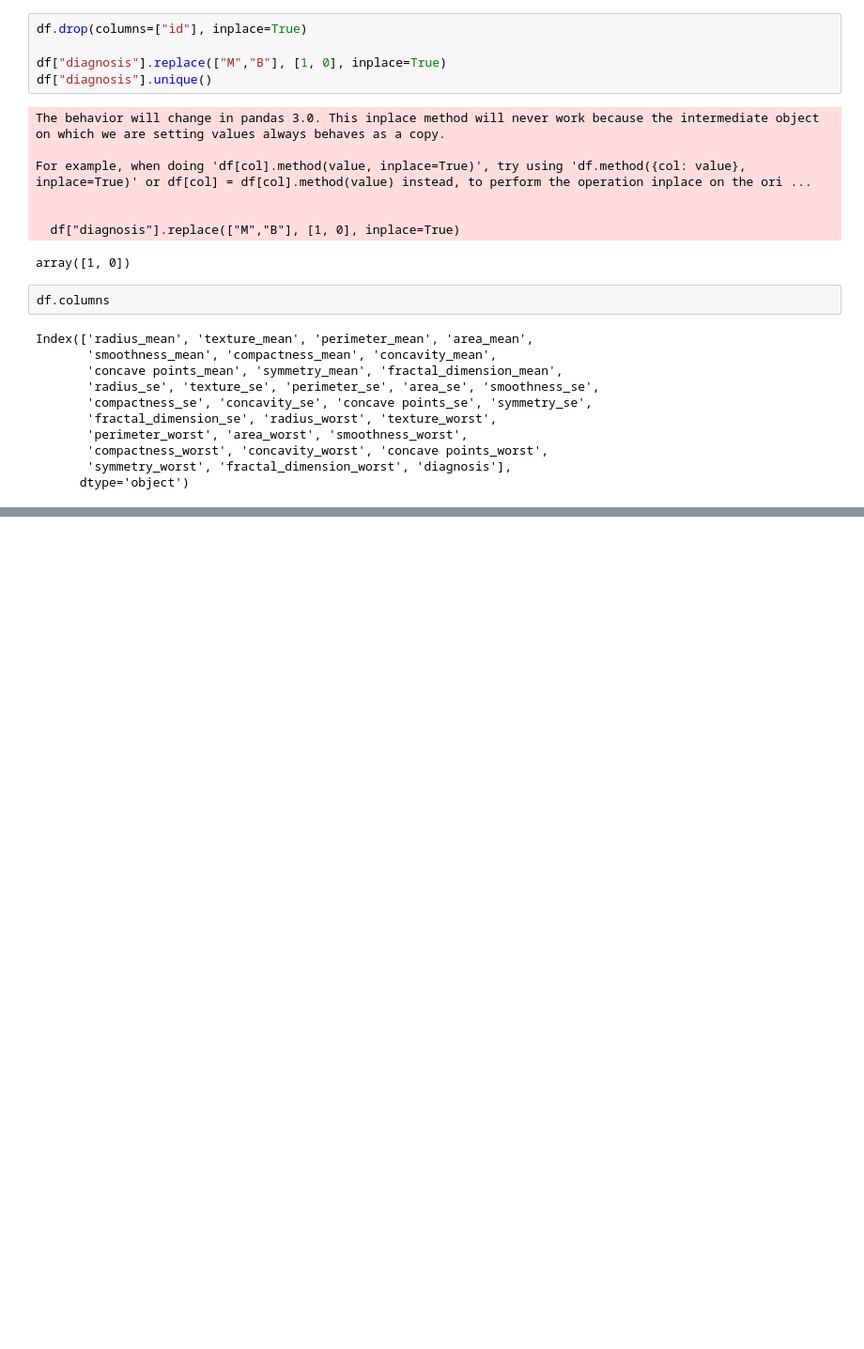
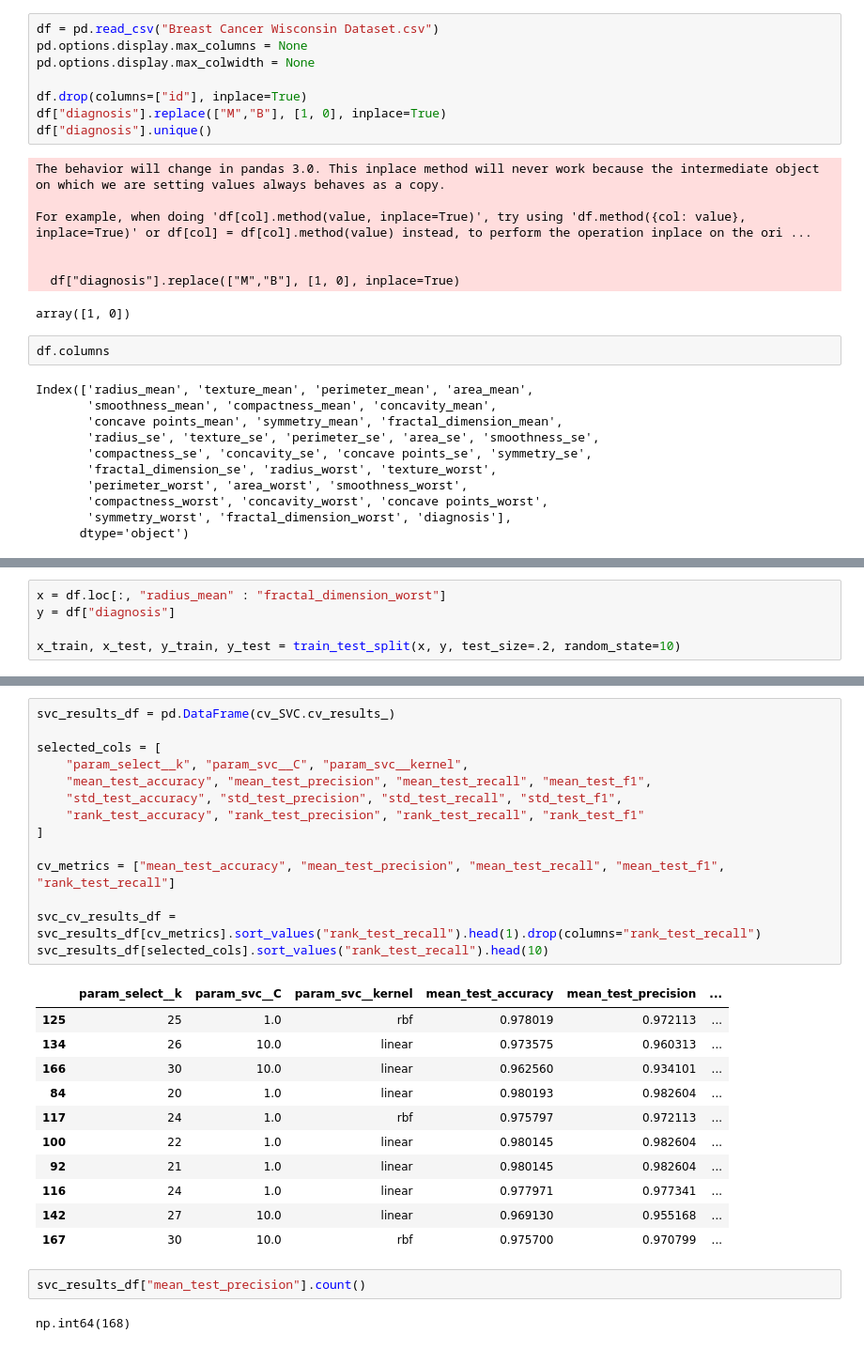
Before and after one commit to Moataz-Nasser/Breast-Cancer-Classification, a Jupyter notebook: Breast_Cancer.ipynb, the cells around one changed output, grey strips where cells are left out. Shown at 94% size. Saved outputs shown, nothing was run; the diff lists cells and outputs as text; blank space fills up the shorter version.

```diff
--- a/Breast_Cancer.ipynb
+++ b/Breast_Cancer.ipynb
@@ -37,6 +13,9 @@ After this replacement, the unique values in the **"diagnosis"** column are chec
 # %%
+df = pd.read_csv("Breast Cancer Wisconsin Dataset.csv")
+pd.options.display.max_columns = None
+pd.options.display.max_colwidth = None
+
 df.drop(columns=["id"], inplace=True)
-
 df["diagnosis"].replace(["M","B"], [1, 0], inplace=True)
 df["diagnosis"].unique()
 # %% [output]
@@ -350,0 +68,5 @@ Given that **Random Forest** achieved perfect accuracy and other evaluation metr
+# %%
+x = df.loc[:, "radius_mean" : "fractal_dimension_worst"]
+y = df["diagnosis"]
+
+x_train, x_test, y_train, y_test = train_test_split(x, y, test_size=.2, random_state=10)
@@ -350,0 +122,30 @@ Given that **Random Forest** achieved perfect accuracy and other evaluation metr
+# %%
+svc_results_df = pd.DataFrame(cv_SVC.cv_results_)
+
+selected_cols = [
+    "param_select__k", "param_svc__C", "param_svc__kernel",
+    "mean_test_accuracy", "mean_test_precision", "mean_test_recall", "mean_test_f1",
+    "std_test_accuracy", "std_test_precision", "std_test_recall", "std_test_f1",
+    "rank_test_accuracy", "rank_test_precision", "rank_test_recall", "rank_test_f1"
+]
+
+cv_metrics = ["mean_test_accuracy", "mean_test_precision", "mean_test_recall", "mean_test_f1", "rank_test_recall"]
+
+svc_cv_results_df = svc_results_df[cv_metrics].sort_values("rank_test_recall").head(1).drop(columns="rank_test_recall")
+svc_results_df[selected_cols].sort_values("rank_test_recall").head(10)
+# %% [output]
+|  | param_select__k | param_svc__C | param_svc__kernel | mean_test_accuracy | mean_test_precision | ... |
+| 125 | 25 | 1.0 | rbf | 0.978019 | 0.972113 | ... |
+| 134 | 26 | 10.0 | linear | 0.973575 | 0.960313 | ... |
+| 166 | 30 | 10.0 | linear | 0.962560 | 0.934101 | ... |
+| 84 | 20 | 1.0 | linear | 0.980193 | 0.982604 | ... |
+| 117 | 24 | 1.0 | rbf | 0.975797 | 0.972113 | ... |
+| 100 | 22 | 1.0 | linear | 0.980145 | 0.982604 | ... |
+| 92 | 21 | 1.0 | linear | 0.980145 | 0.982604 | ... |
+| 116 | 24 | 1.0 | linear | 0.977971 | 0.977341 | ... |
+| 142 | 27 | 10.0 | linear | 0.969130 | 0.955168 | ... |
+| 167 | 30 | 10.0 | rbf | 0.975700 | 0.970799 | ... |
+# %%
+svc_results_df["mean_test_precision"].count()
+# %% [output]
+np.int64(168)
```
Also changed, not shown: parts of 55 cells of this notebook, 1 other file.
